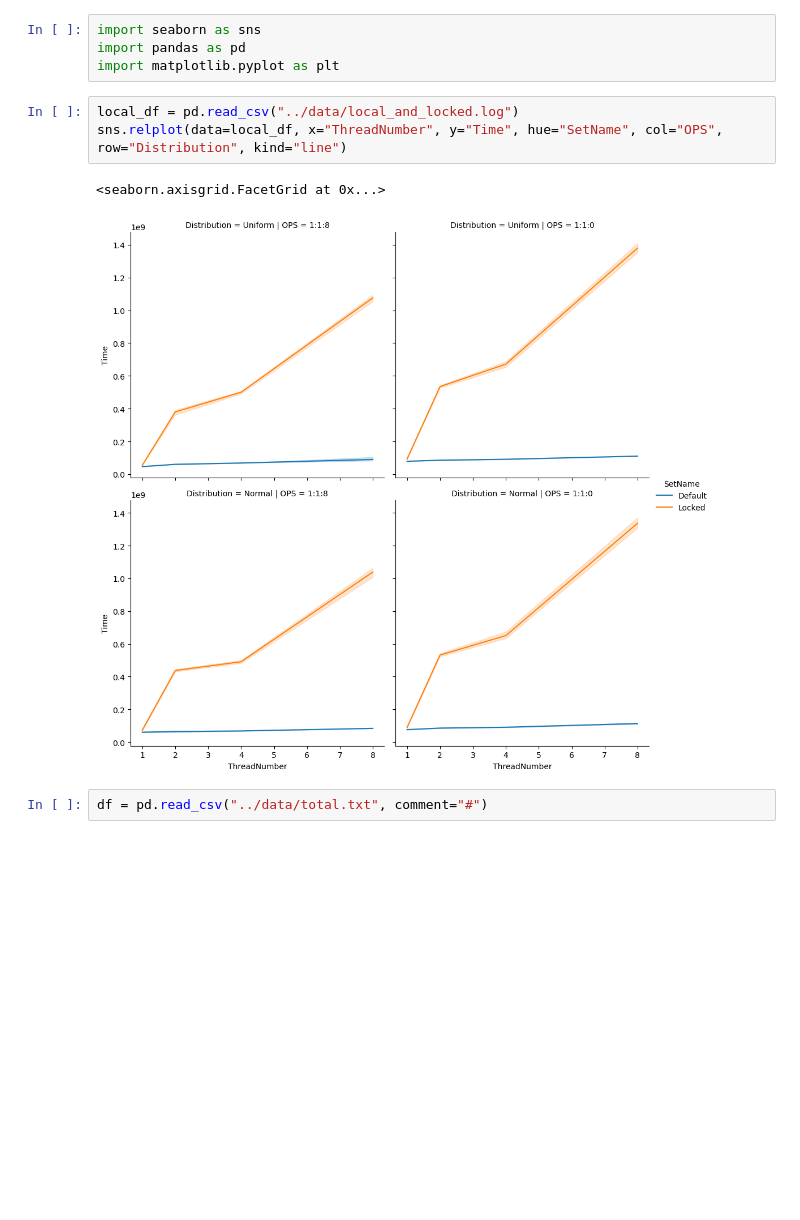
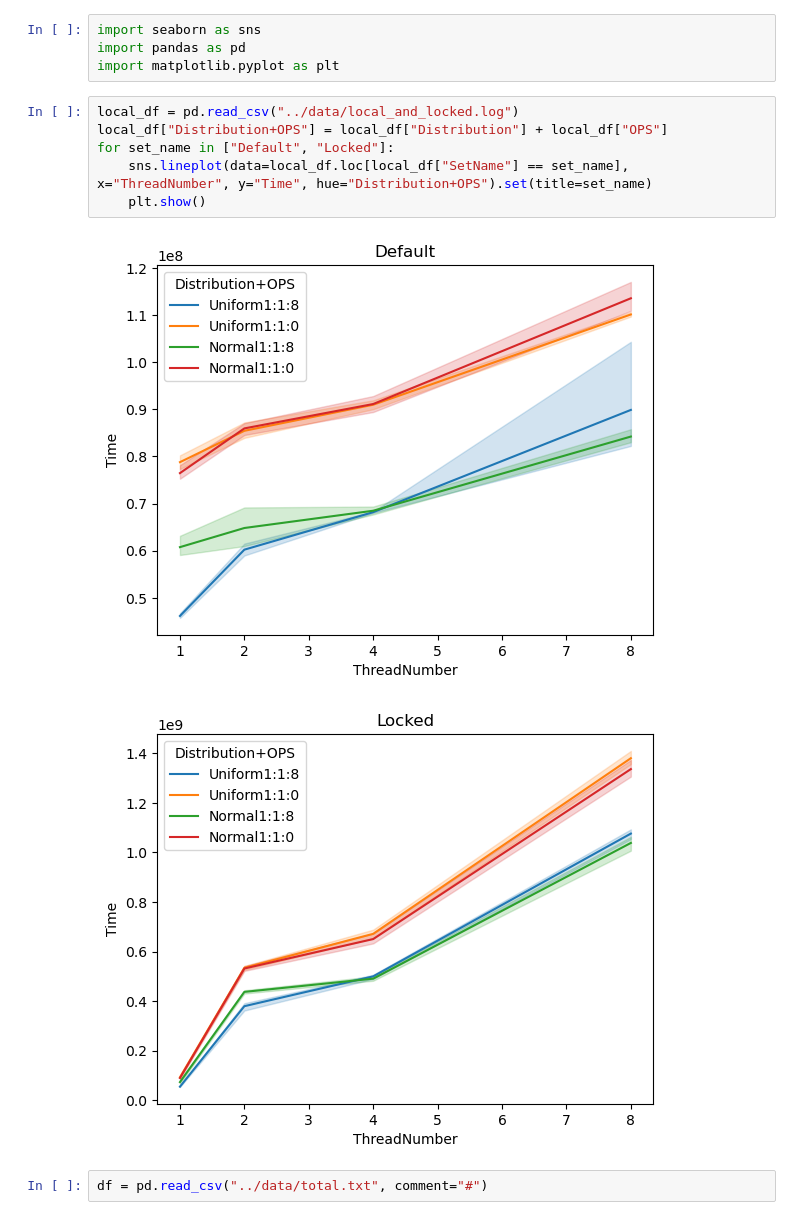
Before and after one commit to finpluto/DD2443-Lab3, a Jupyter notebook: plotting/playground.ipynb, the cells around one changed output. Drawn from its saved outputs; the diff is of its cells as text; blank space fills up the shorter version.

```diff
--- a/plotting/playground.ipynb
+++ b/plotting/playground.ipynb
@@ -4,10 +4,13 @@ import pandas as pd
 import matplotlib.pyplot as plt
 # %%
 local_df = pd.read_csv("../data/local_and_locked.log")
-sns.relplot(data=local_df, x="ThreadNumber", y="Time", hue="SetName", col="OPS", row="Distribution", kind="line")
+local_df["Distribution+OPS"] = local_df["Distribution"] + local_df["OPS"]
+for set_name in ["Default", "Locked"]:
+    sns.lineplot(data=local_df.loc[local_df["SetName"] == set_name], x="ThreadNumber", y="Time", hue="Distribution+OPS").set(title=set_name)
+    plt.show()
 # %% [output]
-<seaborn.axisgrid.FacetGrid at 0x...>
-[figure, old version]
+[figure, new version]
+[figure, added]
 # %%
 df = pd.read_csv("../data/total.txt", comment="#")
 # %%
```
Also changed, not shown: parts of 3 cells of this notebook, 8 other files.
